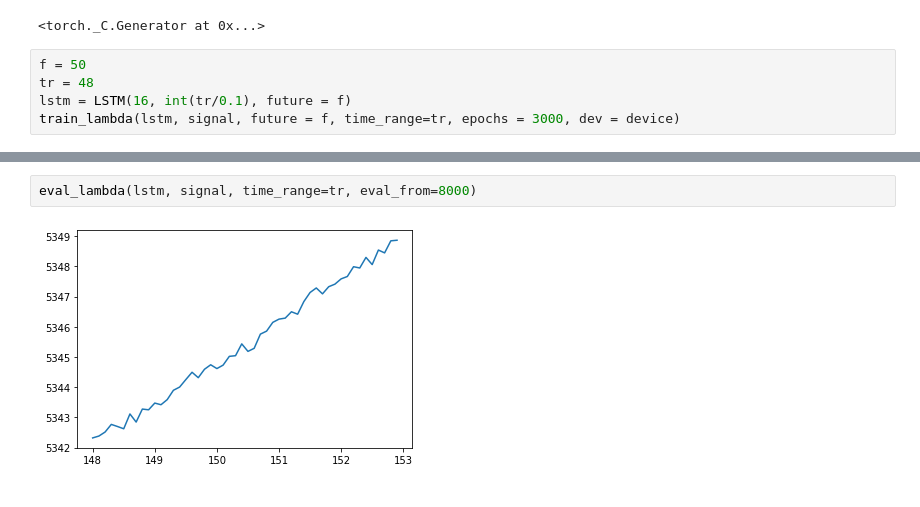
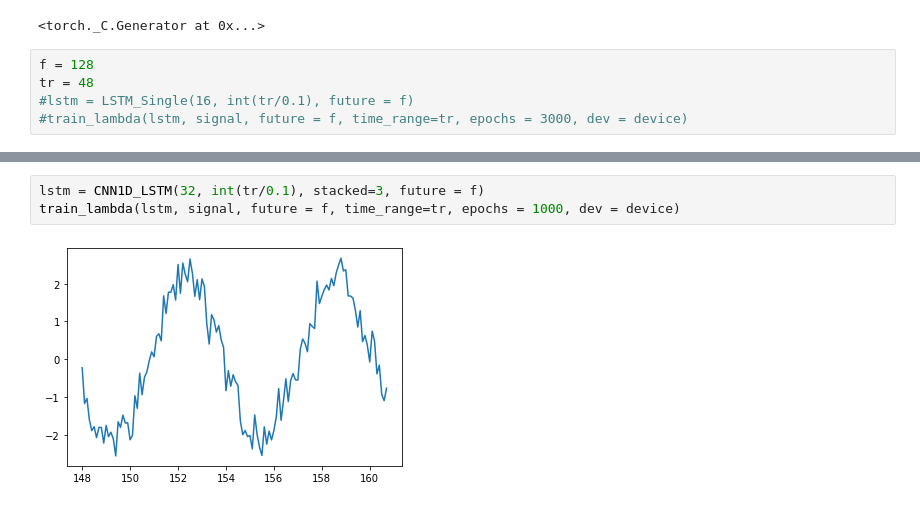
Before and after one commit to 0mp/mpds-orange, a Jupyter notebook: time-series-prediction/model-comparison.ipynb, the cells around one changed output, grey strips where cells are left out. Saved outputs shown, nothing was run; the diff lists cells and outputs as text.

Commit message:
cnn lstm

```diff
--- a/time-series-prediction/model-comparison.ipynb
+++ b/time-series-prediction/model-comparison.ipynb
@@ -23,7 +23,7 @@ torch.manual_seed(1)
 # %% [output]
 <torch._C.Generator at 0x...>
 # %%
-f = 50
+f = 128
 tr = 48
-lstm = LSTM(16, int(tr/0.1), future = f)
-train_lambda(lstm, signal, future = f, time_range=tr, epochs = 3000, dev = device)
+#lstm = LSTM_Single(16, int(tr/0.1), future = f)
+#train_lambda(lstm, signal, future = f, time_range=tr, epochs = 3000, dev = device)
@@ -32,4 +30,5 @@ train_lambda(lstm, signal, future = f, time_range=tr, epochs = 3000, dev = devic
-# %%
-eval_lambda(lstm, signal, time_range=tr, eval_from=8000)
-# %% [output]
-[figure, removed]
+# %%
+lstm = CNN1D_LSTM(32, int(tr/0.1), stacked=3, future = f)
+train_lambda(lstm, signal, future = f, time_range=tr, epochs = 1000, dev = device)
+# %% [output]
+[figure, added]
```
Also changed, not shown: parts of 3 cells of this notebook, 2 other files.
